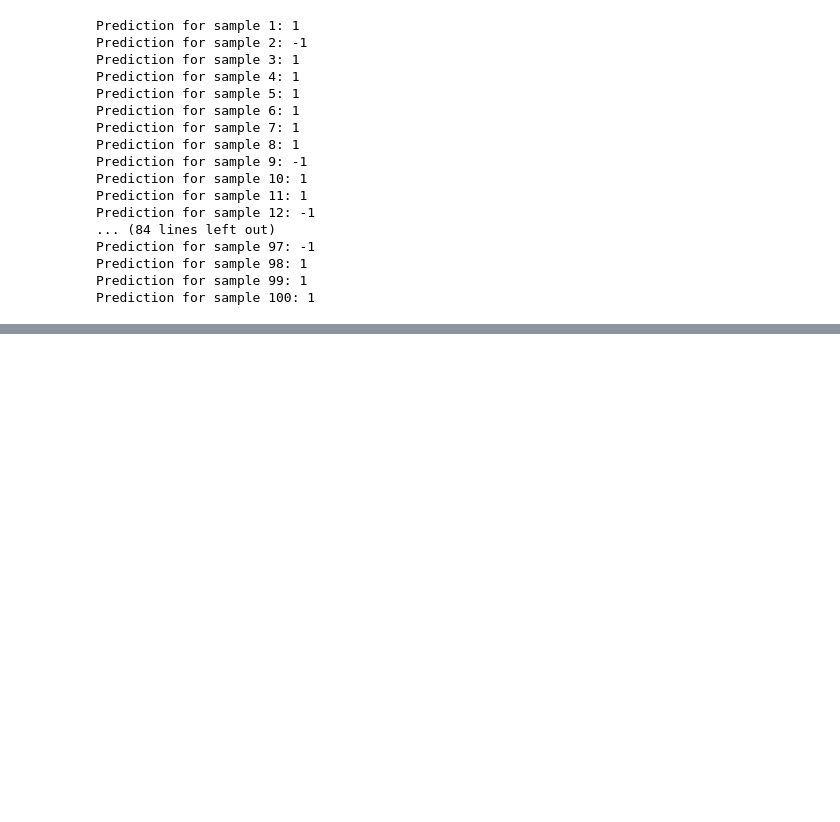
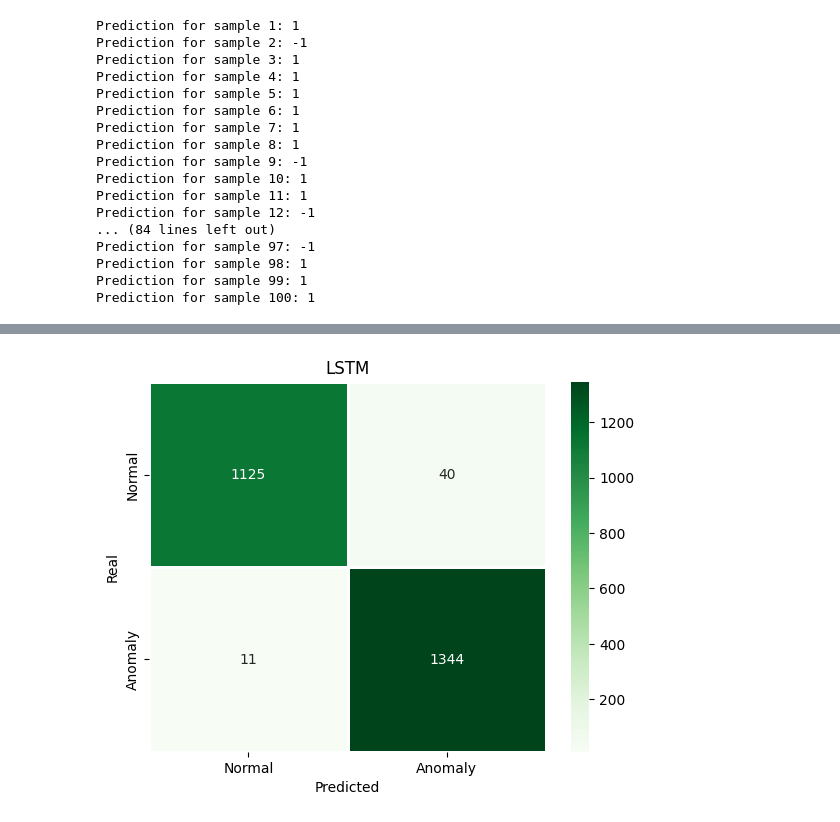
Before and after one commit to duydang2002/Anomaly-Intrusion-Detection, a Jupyter notebook: AIDS.ipynb, the cells around one changed output, grey strips where cells are left out. Drawn from its saved outputs; the diff is of its cells as text; code cells hidden in the pictures; blank space fills up the shorter version.

```diff
--- a/AIDS.ipynb
+++ b/AIDS.ipynb
@@ -415,0 +401,13 @@ Prediction for sample 100: [1.]
+# %%
+confusion_matrix = np.array([[1125, 40],
+                             [11, 1344]])
+
+plt.title("LSTM")
+ax= plt.subplot()
+sns.heatmap(confusion_matrix, annot=True, fmt="", linewidths=2, cmap="Greens")
+ax.set_xlabel('Predicted');
+ax.set_ylabel('Real');
+ax.xaxis.set_ticklabels(['Normal', 'Anomaly']);
+ax.yaxis.set_ticklabels(['Normal', 'Anomaly']);
+# %% [output]
+[figure, added]
```
Also changed, not shown: parts of 5 cells of this notebook.
